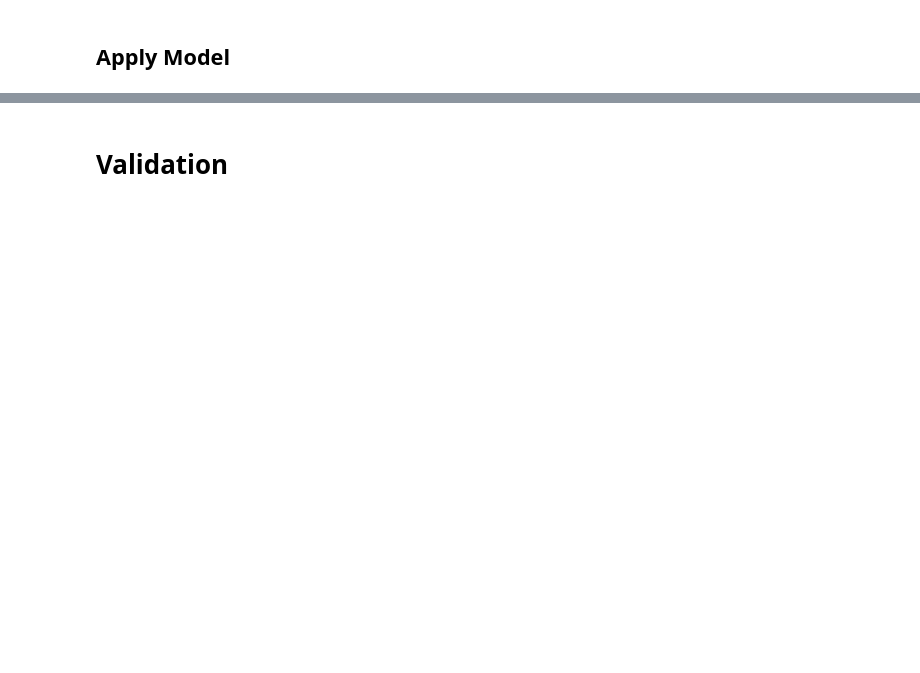
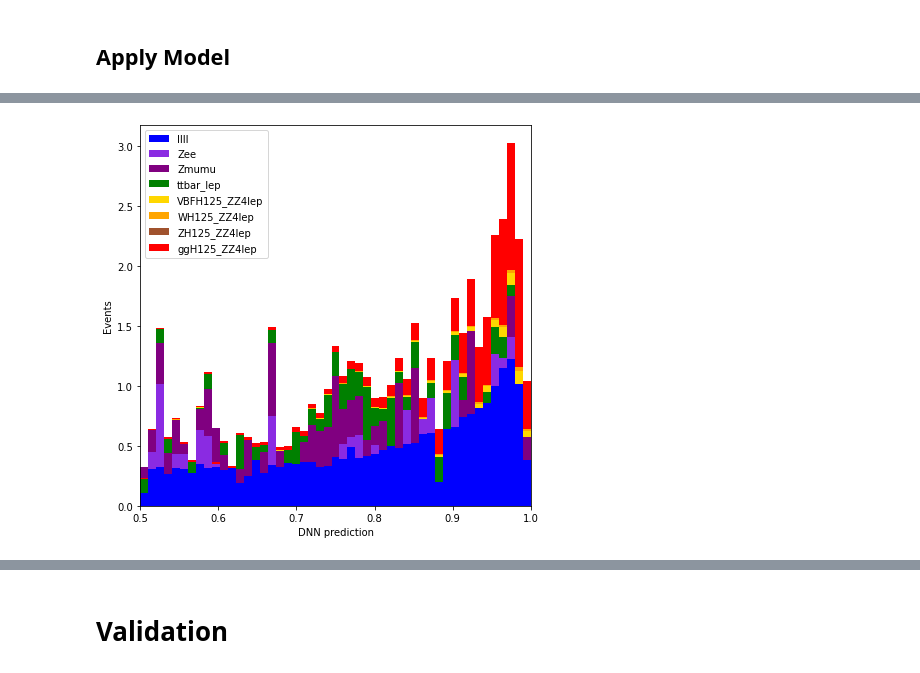
Before and after one commit to MaxStange1005/ATLAS-OpenData-Higgs-NeuralNetworks, a Jupyter notebook: machine_learning.ipynb, the cells around one changed output, grey strips where cells are left out. Drawn from its saved outputs; the diff is of its cells as text; code cells hidden in the pictures; blank space fills up the shorter version.

```diff
--- a/machine_learning.ipynb
+++ b/machine_learning.ipynb
@@ -398,7 +411,7 @@ for sample in sample_list_signal + sample_list_background:
     print(f'Apply Model for {sample}')
     # Get the values to apply the model
     data_frame_values = data_frames[sample][training_variables]
-    prediction = model.predict(data_frame_values)
+    prediction = model.predict(scaler.transform(data_frame_values))
 
     # Convert prediction to array
     prediction = [element[0] for element in prediction]
@@ -408,10 +430,12 @@ for sample in sample_list_signal + sample_list_background:
 # %%
 # Investigate DDN Prediction
 var_lep1_pt = {'variable': 'dnn_prediction',
-               'binning': np.linspace(0, 1, 50),
+               'binning': np.linspace(0.5, 1, 50),
                'xlabel': 'DNN prediction'}
 
 common.plot_hist_sum(var_lep1_pt, data_frames)
+# %% [output]
+[figure, added]
 # %%
 # Create a copy of the data frame
 apply_dnn_data_frames = data_frames.copy()
```
Also changed, not shown: parts of 14 cells of this notebook.
